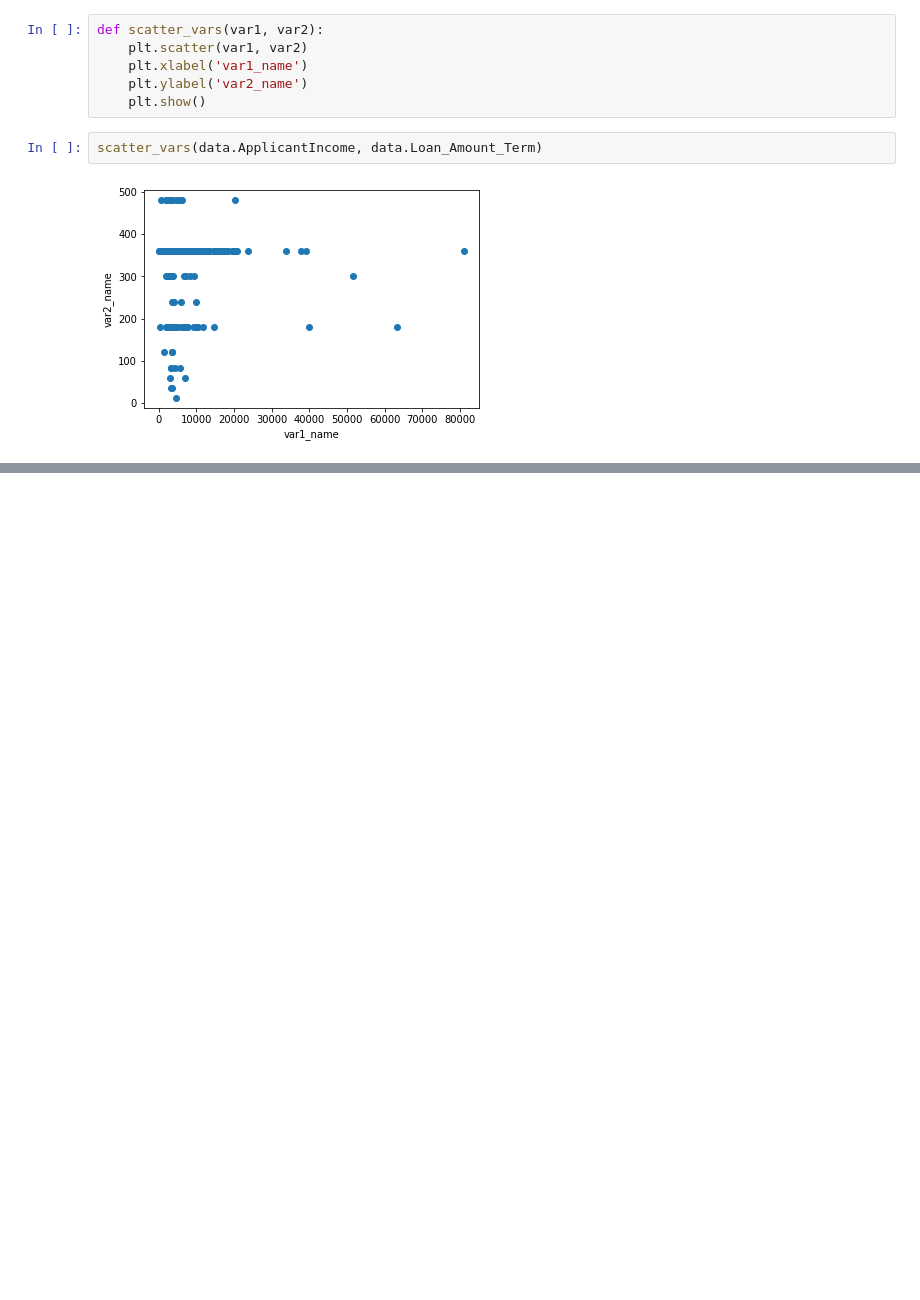
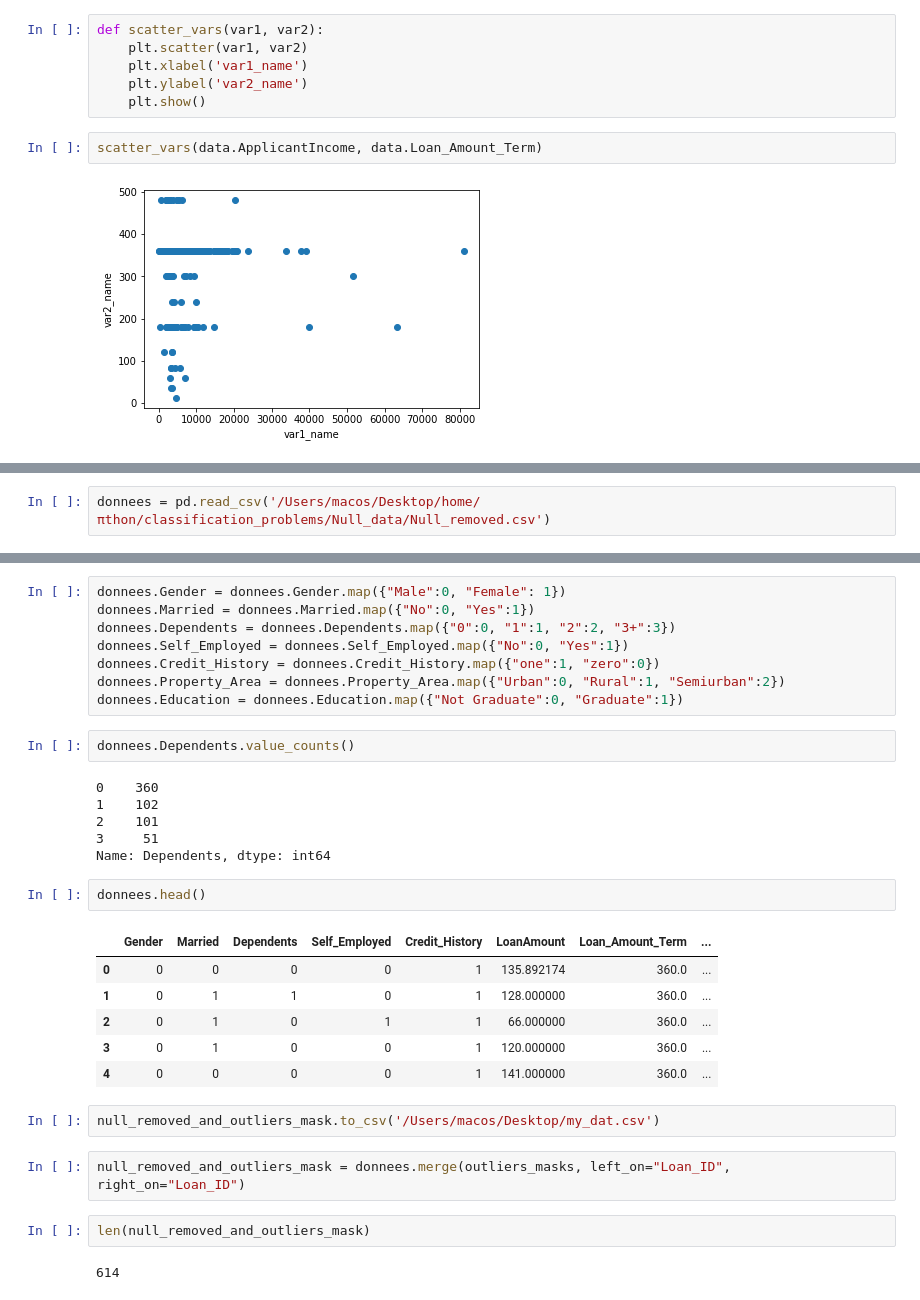
Before and after one commit to NabilBis/Loan-Prediction, a Jupyter notebook: Loan Prediction.ipynb, the cells around one changed output, grey strips where cells are left out. Cells and saved outputs as stored; diff of their text form; blank space fills up the shorter version.

```diff
--- a/Loan Prediction.ipynb
+++ b/Loan Prediction.ipynb
@@ -1136,0 +941,2 @@ t = data.head()
+# %%
+donnees = pd.read_csv('/Users/macos/Desktop/home/πthon/classification_problems/Null_data/Null_removed.csv')
@@ -1136,0 +958,33 @@ t = data.head()
+# %%
+donnees.Gender = donnees.Gender.map({"Male":0, "Female": 1})
+donnees.Married = donnees.Married.map({"No":0, "Yes":1})
+donnees.Dependents = donnees.Dependents.map({"0":0, "1":1, "2":2, "3+":3})
+donnees.Self_Employed = donnees.Self_Employed.map({"No":0, "Yes":1})
+donnees.Credit_History = donnees.Credit_History.map({"one":1, "zero":0})
+donnees.Property_Area = donnees.Property_Area.map({"Urban":0, "Rural":1, "Semiurban":2})
+donnees.Education = donnees.Education.map({"Not Graduate":0, "Graduate":1})
+# %%
+donnees.Dependents.value_counts()
+# %% [output]
+0    360
+1    102
+2    101
+3     51
+Name: Dependents, dtype: int64
+# %%
+donnees.head()
+# %% [output]
+|  | Gender | Married | Dependents | Self_Employed | Credit_History | LoanAmount | Loan_Amount_Term | ... |
+| 0 | 0 | 0 | 0 | 0 | 1 | 135.892174 | 360.0 | ... |
+| 1 | 0 | 1 | 1 | 0 | 1 | 128.000000 | 360.0 | ... |
+| 2 | 0 | 1 | 0 | 1 | 1 | 66.000000 | 360.0 | ... |
+| 3 | 0 | 1 | 0 | 0 | 1 | 120.000000 | 360.0 | ... |
+| 4 | 0 | 0 | 0 | 0 | 1 | 141.000000 | 360.0 | ... |
+# %%
+null_removed_and_outliers_mask.to_csv('/Users/macos/Desktop/my_dat.csv')
+# %%
+null_removed_and_outliers_mask = donnees.merge(outliers_masks, left_on="Loan_ID", right_on="Loan_ID")
+# %%
+len(null_removed_and_outliers_mask)
+# %% [output]
+614
```
Also changed, not shown: parts of 38 cells of this notebook.
